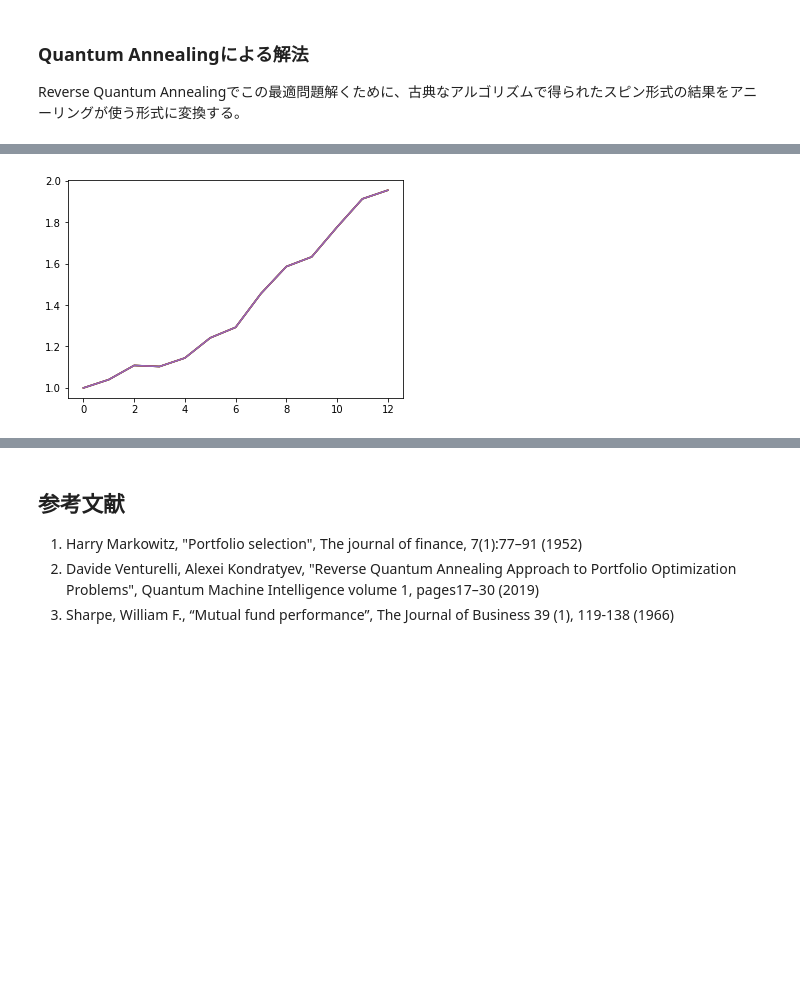
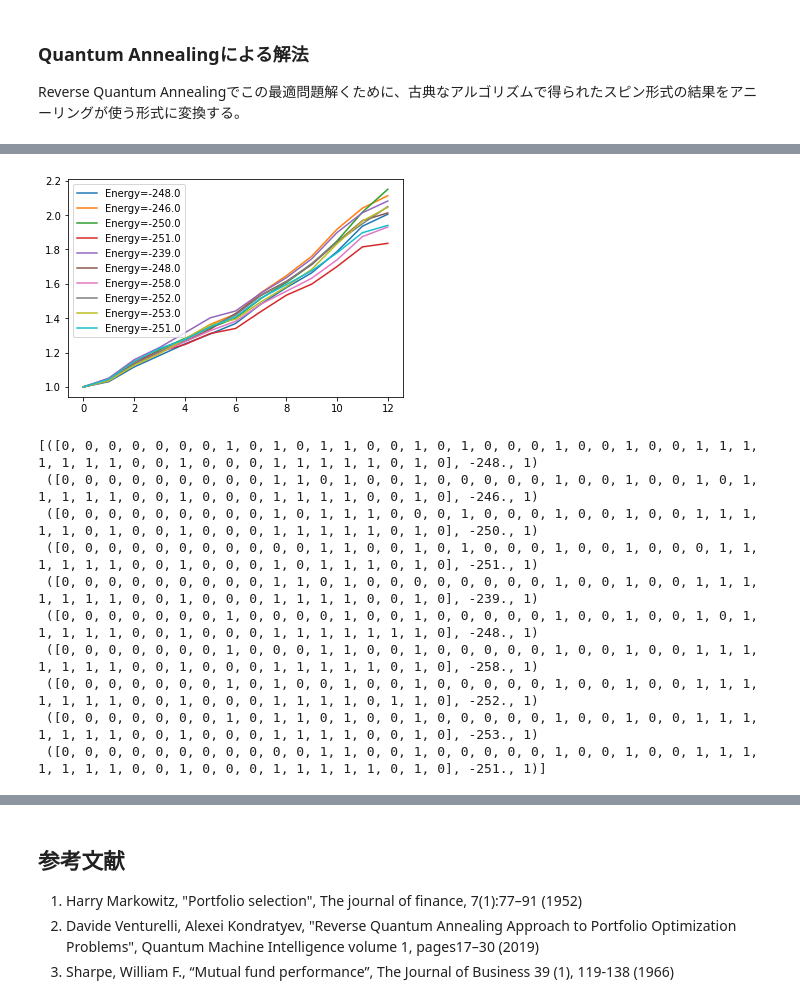
Before and after one commit to OpenJij/OpenJijTutorial, a Jupyter notebook: source/ja/013-ReverseQuantumAnnealing.ipynb, the cells around one changed output, grey strips where cells are left out. Cells and saved outputs as stored; diff of their text form; code cells hidden in the pictures; blank space fills up the shorter version.

```diff
--- a/source/ja/013-ReverseQuantumAnnealing.ipynb
+++ b/source/ja/013-ReverseQuantumAnnealing.ipynb
@@ -226,11 +223,0 @@ Average Sharpe Ratio of all generated: 0.40758034528132797
-# %%
-Nassets = 48
-SR_list = list()
-
-for ntry in range(10):
-    Chart = CreateAssets(Nassets)
-    portfolioChart = np.mean(Chart, axis=0)
-    portfolioSR = CalculateSharpeRatio(portfolioChart)
-    SR_list.append(portfolioSR)
-    print(portfolioSR)
-    print(np.mean(SR_list), np.percentile(SR_list, [25,75]))
@@ -632,31 +639,41 @@ print(sampleset_RQA.record[0][0], EvaluateSolution(sampleset_RQA.record[0][0], C
 # %%
 #Create RQA schedule
 RQAschedule = []
-NReverseStep = 5
-TargetS = 0.38
+NReverseStep = 50
+TargetS = 0.15 #よりランダムな状態に戻す
 ReverseStep = (1.0 - TargetS) / NReverseStep
-beta = 0.5
-MC_step = 15
+beta = 5.0
+MC_step = 20
 #Reverse Step
 #for i in range(NReverseStep):
 for i in range(NReverseStep):
     step_sche = [1.0-i*ReverseStep, beta, MC_step]
     RQAschedule.append(step_sche)
 
 init_state = QA_init_state
-#init_state = None
-#sampleset_RQA = sampler.sample_qubo(QUBO, schedule=RQAschedule, initial_state = init_state, num_reads=10, reinitialize_state=False)
-for step in RQAschedule:
+
+
+sampleset_RQA_Reverse = sampler.sample_qubo(QUBO, schedule=RQAschedule, initial_state = init_state, num_reads=10, reinitialize_state=True) #毎回同じ初期状態からアニーリング
+for state in sampleset_RQA_Reverse.record:
     selected_charts = list()
     for i in range(Nassets):
-        if init_state[i]:
+        if state[0][i]:
             selected_charts.append(Chart[i])
     portfolioChart = np.mean(selected_charts, axis=0)
-    plt.plot(list(range(13)), portfolioChart)
+    plt.plot(list(range(13)), portfolioChart, label=("Energy="+str(state[1])))
 
-
-sampleset_RQA = sampler.sample_qubo(QUBO, schedule=RQAschedule, initial_state = init_state, num_reads=1, reinitialize_state=False)
-#print(sampleset_RQA.record)
-pause_initial_state = sampleset_RQA.record[0][0]
+plt.legend()
+plt.show()
+print(sampleset_RQA_Reverse.record)
 # %% [output]
-[figure, old version]
+[figure, new version]
+[([0, 0, 0, 0, 0, 0, 0, 1, 0, 1, 0, 1, 1, 0, 0, 1, 0, 1, 0, 0, 0, 1, 0, 0, 1, 0, 0, 1, 1, 1, 1, 1, 1, 1, 0, 0, 1, 0, 0, 0, 1, 1, 1, 1, 1, 0, 1, 0], -248., 1)
+ ([0, 0, 0, 0, 0, 0, 0, 0, 0, 1, 1, 0, 1, 0, 0, 1, 0, 0, 0, 0, 0, 1, 0, 0, 1, 0, 0, 1, 0, 1, 1, 1, 1, 1, 0, 0, 1, 0, 0, 0, 1, 1, 1, 1, 0, 0, 1, 0], -246., 1)
+ ([0, 0, 0, 0, 0, 0, 0, 0, 0, 1, 0, 1, 1, 1, 0, 0, 0, 1, 0, 0, 0, 1, 0, 0, 1, 0, 0, 1, 1, 1, 1, 1, 0, 1, 0, 0, 1, 0, 0, 0, 1, 1, 1, 1, 1, 0, 1, 0], -250., 1)
+ ([0, 0, 0, 0, 0, 0, 0, 0, 0, 0, 0, 1, 1, 0, 0, 1, 0, 1, 0, 0, 0, 1, 0, 0, 1, 0, 0, 0, 1, 1, 1, 1, 1, 1, 0, 0, 1, 0, 0, 0, 1, 0, 1, 1, 1, 0, 1, 0], -251., 1)
+ ([0, 0, 0, 0, 0, 0, 0, 0, 0, 1, 1, 0, 1, 0, 0, 0, 0, 0, 0, 0, 0, 1, 0, 0, 1, 0, 0, 1, 1, 1, 1, 1, 1, 1, 0, 0, 1, 0, 0, 0, 1, 1, 1, 1, 0, 0, 1, 0], -239., 1)
+ ([0, 0, 0, 0, 0, 0, 0, 1, 0, 0, 0, 0, 1, 0, 0, 1, 0, 0, 0, 0, 0, 1, 0, 0, 1, 0, 0, 1, 0, 1, 1, 1, 1, 1, 0, 0, 1, 0, 0, 0, 1, 1, 1, 1, 1, 1, 1, 0], -248., 1)
+ ([0, 0, 0, 0, 0, 0, 0, 1, 0, 0, 0, 1, 1, 0, 0, 1, 0, 0, 0, 0, 0, 1, 0, 0, 1, 0, 0, 1, 1, 1, 1, 1, 1, 1, 0, 0, 1, 0, 0, 0, 1, 1, 1, 1, 1, 0, 1, 0], -258., 1)
+ ([0, 0, 0, 0, 0, 0, 0, 1, 0, 1, 0, 0, 1, 0, 0, 1, 0, 0, 0, 0, 0, 1, 0, 0, 1, 0, 0, 1, 1, 1, 1, 1, 1, 1, 0, 0, 1, 0, 0, 0, 1, 1, 1, 1, 0, 1, 1, 0], -252., 1)
+ ([0, 0, 0, 0, 0, 0, 0, 1, 0, 1, 1, 0, 1, 0, 0, 1, 0, 0, 0, 0, 0, 1, 0, 0, 1, 0, 0, 1, 1, 1, 1, 1, 1, 1, 0, 0, 1, 0, 0, 0, 1, 1, 1, 1, 0, 0, 1, 0], -253., 1)
+ ([0, 0, 0, 0, 0, 0, 0, 0, 0, 0, 0, 1, 1, 0, 0, 1, 0, 0, 0, 0, 0, 1, 0, 0, 1, 0, 0, 1, 1, 1, 1, 1, 1, 1, 0, 0, 1, 0, 0, 0, 1, 1, 1, 1, 1, 0, 1, 0], -251., 1)]
```
Also changed, not shown: parts of 24 cells of this notebook.
